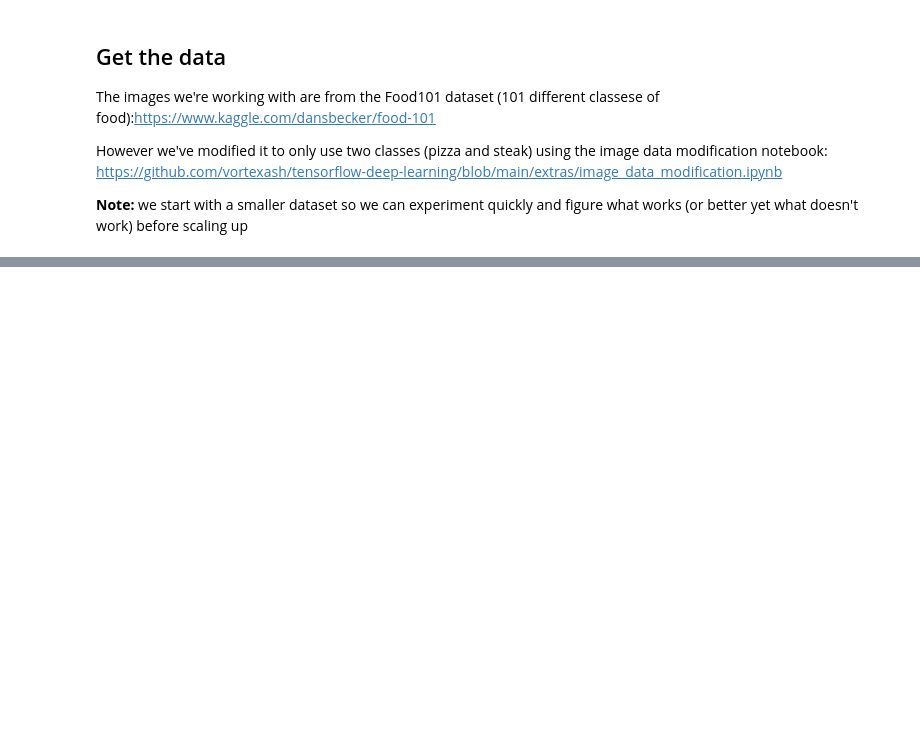
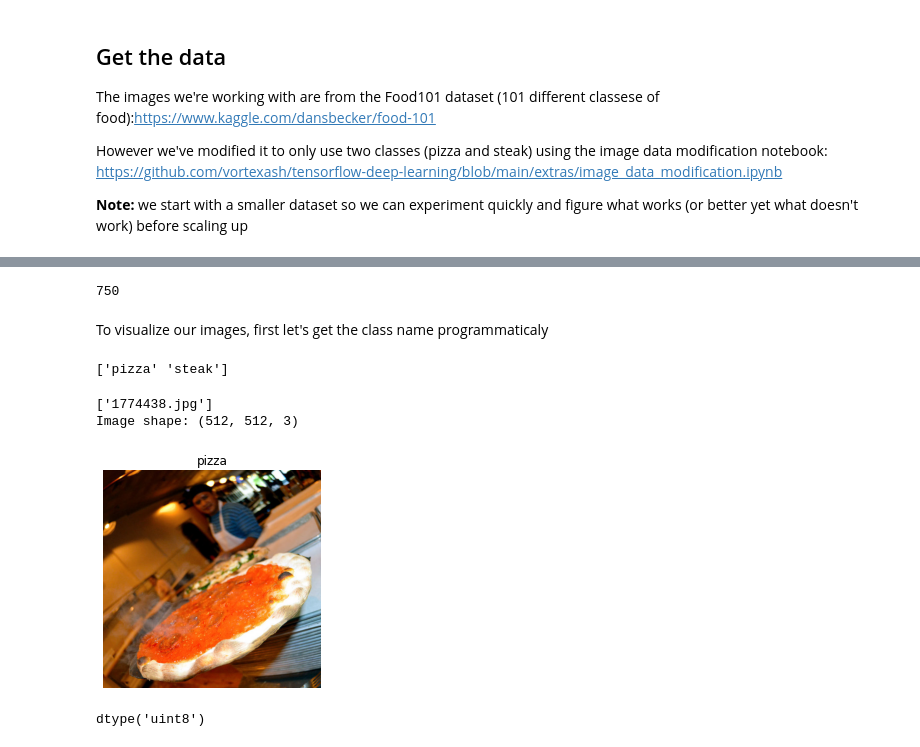
Before and after one commit to vortexash/Tensorflow-Developer, a Jupyter notebook: 03_introduction_to_computer_vision_with_tensorflow_video.ipynb, the cells around one changed output, grey strips where cells are left out. Saved outputs shown, nothing was run; the diff lists cells and outputs as text; code cells hidden in the pictures; blank space fills up the shorter version.

```diff
--- a/03_introduction_to_computer_vision_with_tensorflow_video.ipynb
+++ b/03_introduction_to_computer_vision_with_tensorflow_video.ipynb
@@ -35,0 +90,19 @@ pizza_steak.zip     100%[===================>] 104.50M   101MB/s    in 1.0s
+# %%
+# Another way to find out how many images in a file
+
+num_steak_images_train = len(os.listdir("pizza_steak/train/steak"))
+num_steak_images_train
+# %% [output]
+750
+# %% [markdown]
+To visualize our images, first let's get the class name programmaticaly
+# %%
+# Get the class names programmatically
+import pathlib
+import numpy as np
+data_dir = pathlib.Path("pizza_steak/train")
+class_names = np.array(sorted([item.name for item in data_dir.glob('*')])) # Create a list of class_names from the subdirectories
+class_names = class_names[1:] # remove .DS.store
+print(class_names)
+# %% [output]
+['pizza' 'steak']
@@ -35,0 +133,11 @@ pizza_steak.zip     100%[===================>] 104.50M   101MB/s    in 1.0s
+# %%
+# View a random image from the training dataset
+img = view_random_image(target_dir="pizza_steak/train/", target_class="pizza")
+# %% [output]
+['1774438.jpg']
+Image shape: (512, 512, 3)
+[figure, added]
+# %%
+img.dtype
+# %% [output]
+dtype('uint8')
```
Also changed, not shown: parts of 15 cells of this notebook.
